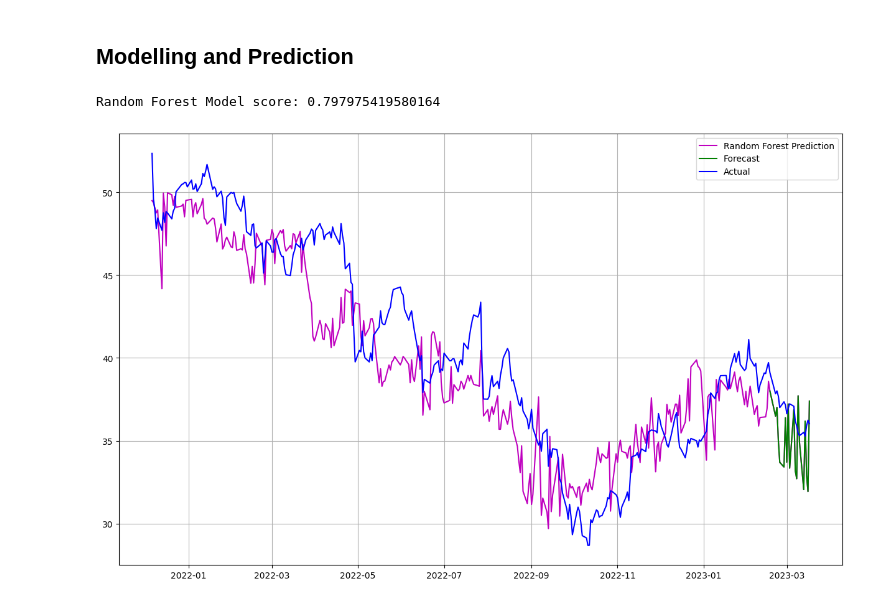
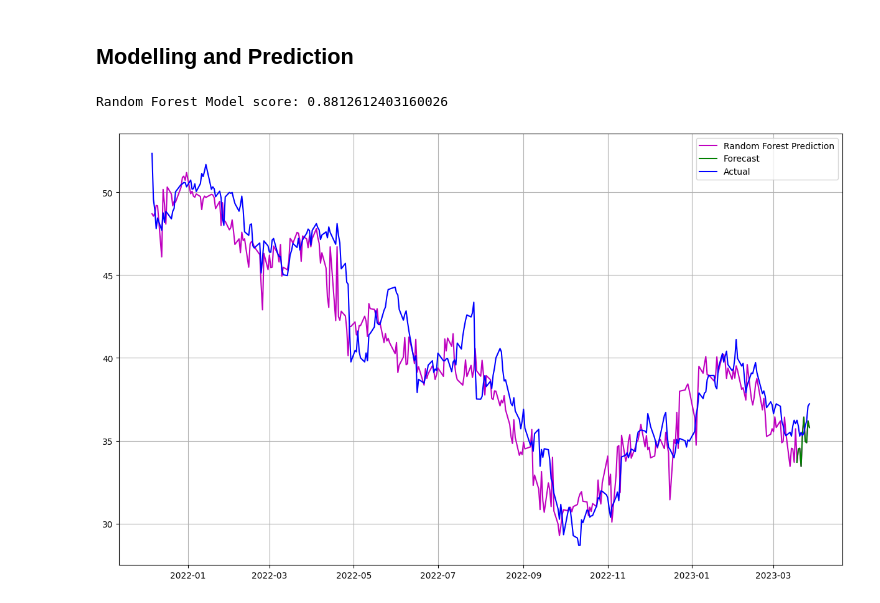
Before and after one commit to geoffpatton/dsci-521-project, a Jupyter notebook: final_project_impl.ipynb, the cells around one changed output. Saved outputs shown, nothing was run; the diff lists cells and outputs as text; code cells hidden in the pictures.

```diff
--- a/final_project_impl.ipynb
+++ b/final_project_impl.ipynb
@@ -185,27 +185,45 @@ from sklearn.model_selection import train_test_split
 from sklearn.metrics import f1_score, precision_score, recall_score, accuracy_score
 from datetime import date, datetime, timedelta
 
-predict_days = 20
-
-
+predict_days = 10
 
 comcast_forest_regressor_df = company_stock_data_df.copy()
 
 comcast_forest_regressor_df['prediction'] = comcast_forest_regressor_df['close'].shift(-predict_days)
+
+#comcast_forest_regressor_df['prediction'] = comcast_forest_regressor_df['close'].shift(-predict_days)
+#new_df['prediction'] = new_df['close']
+
+
+
 comcast_forest_regressor_df['date'] = pd.to_datetime(comcast_forest_regressor_df['date'])
 comcast_forest_regressor_df.index = comcast_forest_regressor_df['date']
 comcast_forest_regressor_df = pd.DataFrame(comcast_forest_regressor_df.iloc[:,-5:])
 
 comcast_forest_regressor_df = comcast_forest_regressor_df.sort_values(by='date')
 
+next_date = comcast_forest_regressor_df.index.max()
+prev_date = comcast_forest_regressor_df.index.max()
+current_date = next_date
+display_at = next_date
+alpha = 0.5
+
+for i in range(predict_days):
+    next_date += timedelta(days=1)
+    prev_date -= timedelta(days=1)
+    while (prev_date not in comcast_forest_regressor_df.index.values):
+        prev_date -= timedelta(days=1)
+    comcast_forest_regressor_df.loc[next_date] = comcast_forest_regressor_df.loc[prev_date]
+    comcast_forest_regressor_df.loc[next_date]['open'] = comcast_forest_regressor_df.loc[current_date]['close']
+    comcast_forest_regressor_df.loc[next_date]['prediction'] = np.nan
+    current_date = next_date
+
 
 X = np.array(comcast_forest_regressor_df.drop(['prediction'], axis = 1))
-X = X[:-predict_days]
+X = X[:-predict_days*2]
 
 y = np.array(comcast_forest_regressor_df['prediction'])
-y = y[:-predict_days]
-
-
+y = y[:-predict_days*2]
 
 
 X_train, X_test, y_train_labels, y_test_labels = train_test_split(X,  y, train_size=0.75, test_size=0.25, random_state=0)
@@ -213,32 +231,32 @@ X_train, X_test, y_train_labels, y_test_labels = train_test_split(X,  y, train_s
 
 forest_model = RandomForestRegressor()
 forest_model.fit(X_train, y_train_labels)
 
 forest_model_score = forest_model.score(X_test, y_test_labels)
 print('Random Forest Model score:', forest_model_score)
 
 X_predict = np.array(comcast_forest_regressor_df.drop(['prediction'], 1))[-predict_days:]
 
 linear_model_predict_prediction = forest_model.predict(X_predict)
 linear_model_real_prediction = forest_model.predict(np.array(comcast_forest_regressor_df.drop(['prediction'], 1)))
 
 predicted_dates = []
 recent_date = comcast_forest_regressor_df.index.max()
 display_at = recent_date
 
 for i in range(predict_days):
     recent_date += timedelta(days=1)
     predicted_dates.append(recent_date)
 
 
 plt.figure(figsize=(15, 9))
 plt.plot(comcast_forest_regressor_df.index[0:], linear_model_real_prediction[0:], label='Random Forest Prediction', color='m')
 #plt.plot(predicted_dates, linear_model_predict_prediction, label='Forecast', color='green', alpha=alpha)
 plt.plot(comcast_forest_regressor_df.index[-predict_days:], linear_model_predict_prediction, label='Forecast', color='green')
 plt.plot(comcast_forest_regressor_df.index[0:], comcast_forest_regressor_df['close'][0:], label='Actual', color='b')
 plt.legend()
 plt.grid()
 plt.show()
 # %% [output]
-Random Forest Model score: 0.797975419580164
+Random Forest Model score: 0.8812612403160026
-[figure, old version]
+[figure, new version]
```
